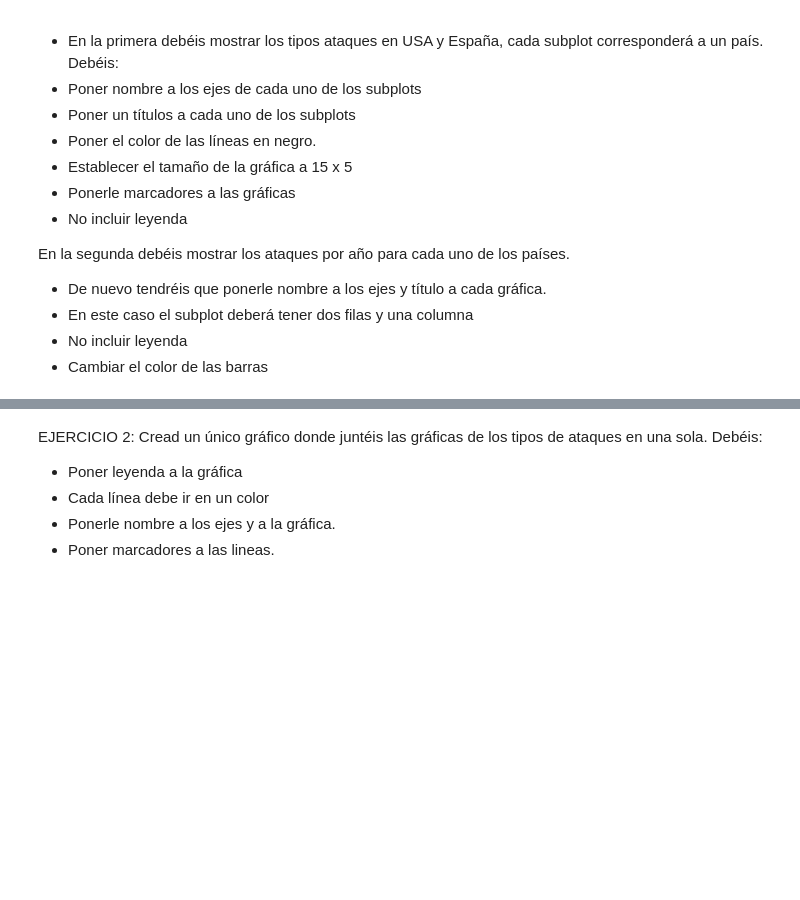
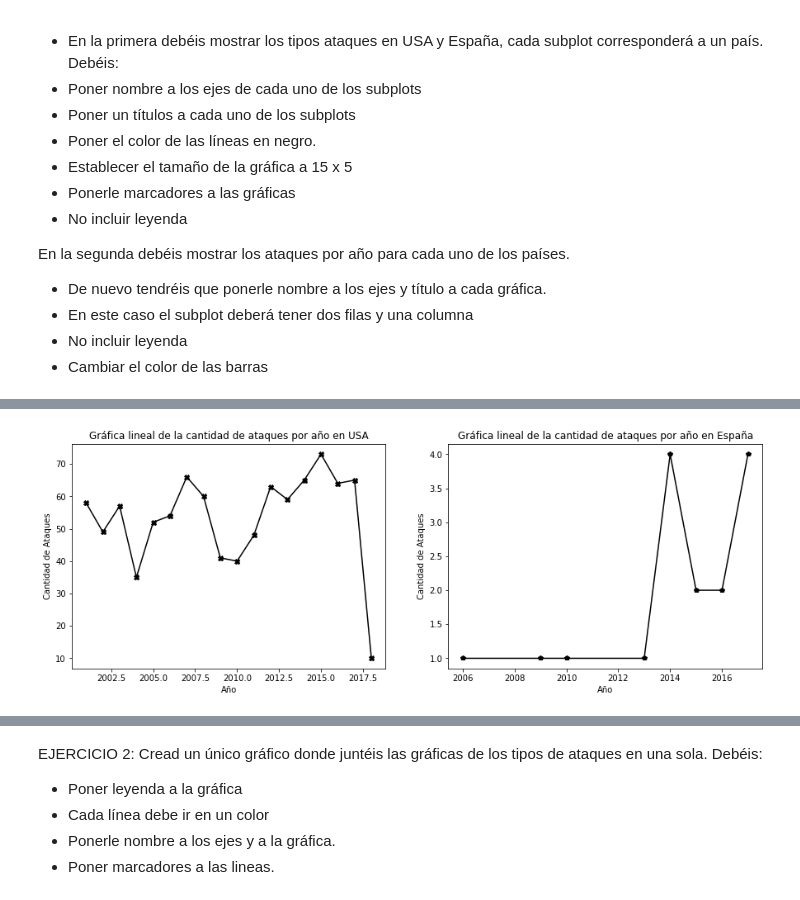
Before and after one commit to Adalab/DA-promo-b-modulo-2-sprint-1-Anais-Ana-Yadira, a Jupyter notebook: visualización/pair-programmin-vizualizacion-2-matlotlib/pair-programmin-vizualizacion-2-matlotlib.ipynb, the cells around one changed output, grey strips where cells are left out. Drawn from its saved outputs; the diff is of its cells as text; code cells hidden in the pictures; blank space fills up the shorter version.

Commit message:
visualizacion 2 terminado

```diff
--- a/visualización/pair-programmin-vizualizacion-2-matlotlib/pair-programmin-vizualizacion-2-matlotlib.ipynb
+++ b/visualización/pair-programmin-vizualizacion-2-matlotlib/pair-programmin-vizualizacion-2-matlotlib.ipynb
@@ -4,6 +4,8 @@ import numpy as np
 import pandas as pd
 # %% [markdown]
 El objetivo de hoy, mejorar algunas de las gráficas que hicimos en el ejericio de pair programming de ayer y crear algunas nuevas aprovechando que tenemos algunas columnas nuevas en dataframe
+# %%
+df = pd.read_csv("attack_pair.csv")
 # %% [markdown]
 EJERCICIO 1: Ayer creamos un par de gráficas para USA y España, donde visualizamos el número de ataques en cada país a lo largo de los años y el tipo de los ataques. Hoy tendréis que hacer dos gráficas con subplots:
 
@@ -20,3 +22,7 @@ En la segunda debéis mostrar los ataques por año para cada uno de los países.
 - En este caso el subplot deberá tener dos filas y una columna
 - No incluir leyenda
 - Cambiar el color de las barras
+# %%
+datos_usa = df[(df['country']=='USA') & (df['year'] > 2000)]
+ataques_años_usa = datos_usa.groupby('year')['case_number'].count()
+ataques_años_usa
@@ -22,0 +50,4 @@ En la segunda debéis mostrar los ataques por año para cada uno de los países.
+# %%
+datos_spain = df[(df['country']=='SPAIN') & (df['year'] > 2000)]
+ataques_años_spain = datos_spain.groupby('year')['case_number'].count()
+ataques_años_spain
@@ -22,0 +65,22 @@ En la segunda debéis mostrar los ataques por año para cada uno de los países.
+# %%
+fig, ax = plt.subplots(nrows=1, ncols=2, figsize =(15,5))
+
+
+ax[0].plot(ataques_años_usa.index, ataques_años_usa.values, marker='X', color = 'black')
+
+ax[0].set_title('Gráfica lineal de la cantidad de ataques por año en USA')
+ax[0].set_xlabel('Año')
+ax[0].set_ylabel('Cantidad de Ataques')
+
+ax[1].plot(ataques_años_spain.index, ataques_años_spain.values, marker='p', color='black')
+
+ax[1].set_title('Gráfica lineal de la cantidad de ataques por año en España')
+ax[1].set_xlabel('Año')
+ax[1].set_ylabel('Cantidad de Ataques')
+
+plt.savefig('visualización-II/ataques_año.jpeg')
+
+
+plt.show()
+# %% [output]
+[figure, added]
```
Also changed, not shown: parts of 7 cells of this notebook, 3 other files.
